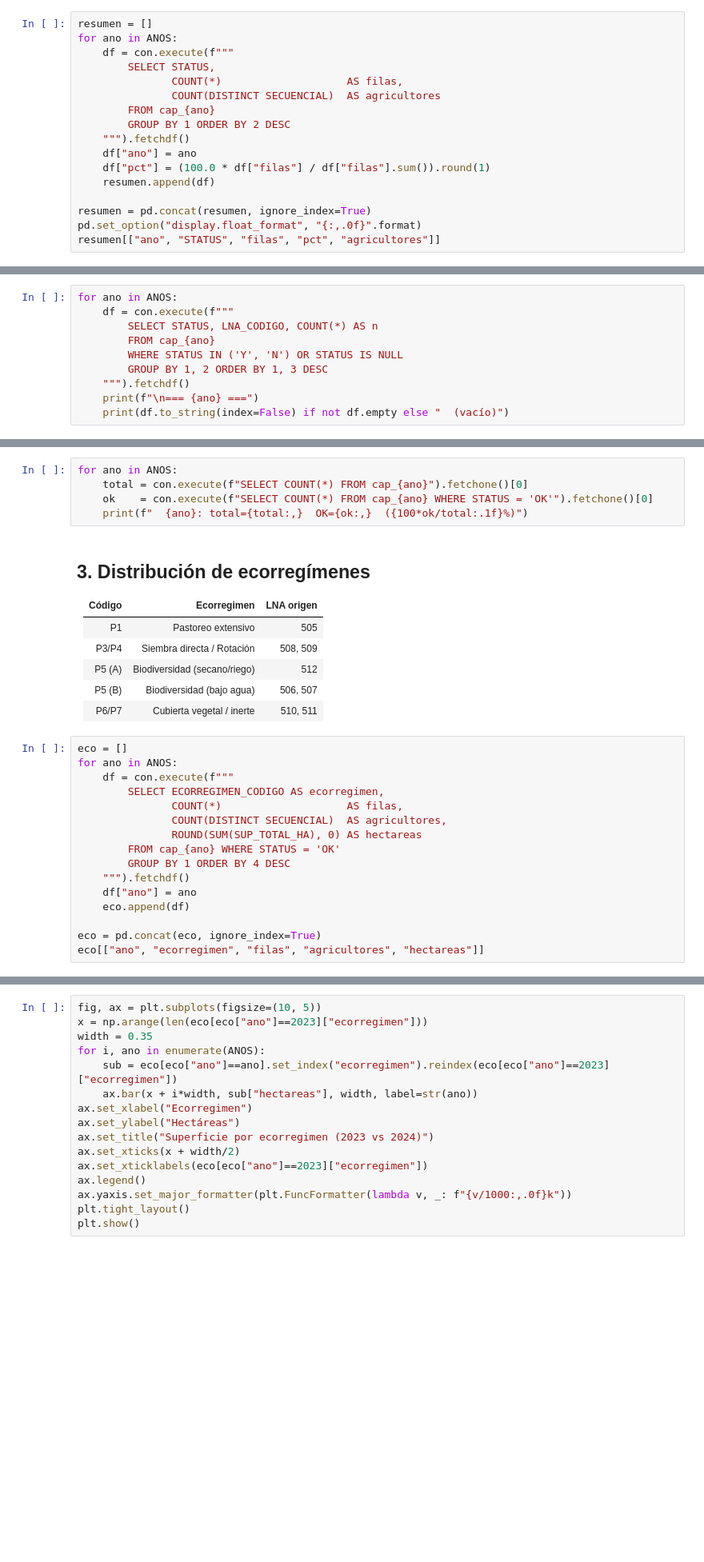
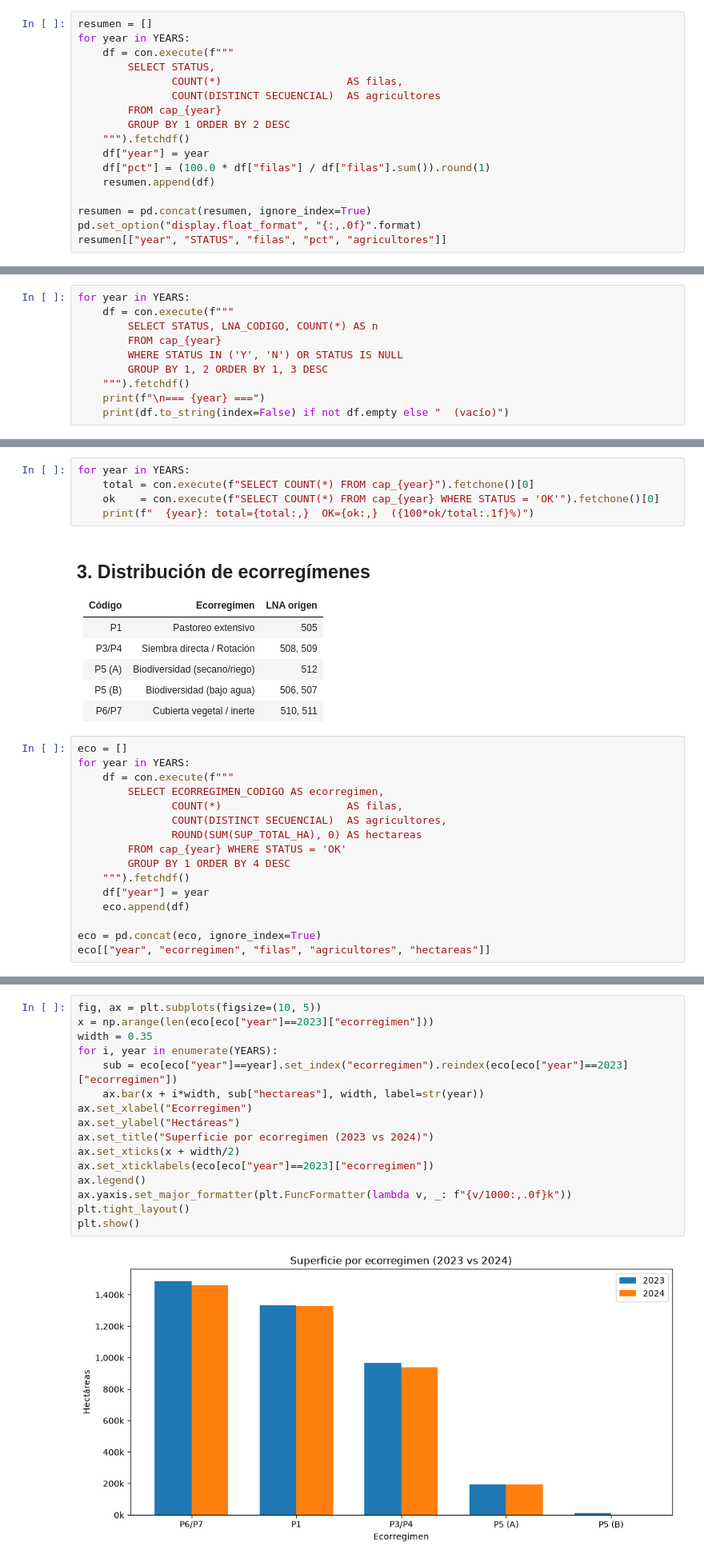
Before and after one commit to MiguelPadillaR/cap_application_processing, a Jupyter notebook: analysis/cap_ecoschemes_analysis.ipynb, the cells around one changed output, grey strips where cells are left out. Shown at 80% size. Drawn from its saved outputs; the diff is of its cells as text; blank space fills up the shorter version.

```diff
--- a/analysis/cap_ecoschemes_analysis.ipynb
+++ b/analysis/cap_ecoschemes_analysis.ipynb
@@ -72,17 +142,17 @@ También hay valores legacy (`Y`, `N`, `NaN`) de corridas previas.
 # %%
 resumen = []
-for ano in ANOS:
+for year in YEARS:
     df = con.execute(f"""
         SELECT STATUS,
                COUNT(*)                    AS filas,
                COUNT(DISTINCT SECUENCIAL)  AS agricultores
-        FROM cap_{ano}
+        FROM cap_{year}
         GROUP BY 1 ORDER BY 2 DESC
     """).fetchdf()
-    df["ano"] = ano
+    df["year"] = year
     df["pct"] = (100.0 * df["filas"] / df["filas"].sum()).round(1)
     resumen.append(df)
 
 resumen = pd.concat(resumen, ignore_index=True)
 pd.set_option("display.float_format", "{:,.0f}".format)
-resumen[["ano", "STATUS", "filas", "pct", "agricultores"]]
+resumen[["year", "STATUS", "filas", "pct", "agricultores"]]
@@ -89,10 +175,10 @@ resumen[["ano", "STATUS", "filas", "pct", "agricultores"]]
 # %%
-for ano in ANOS:
+for year in YEARS:
     df = con.execute(f"""
         SELECT STATUS, LNA_CODIGO, COUNT(*) AS n
-        FROM cap_{ano}
+        FROM cap_{year}
         WHERE STATUS IN ('Y', 'N') OR STATUS IS NULL
         GROUP BY 1, 2 ORDER BY 1, 3 DESC
     """).fetchdf()
-    print(f"\n=== {ano} ===")
+    print(f"\n=== {year} ===")
     print(df.to_string(index=False) if not df.empty else "  (vacío)")
@@ -99,8 +203,8 @@ for ano in ANOS:
 # %%
-for ano in ANOS:
-    total = con.execute(f"SELECT COUNT(*) FROM cap_{ano}").fetchone()[0]
-    ok    = con.execute(f"SELECT COUNT(*) FROM cap_{ano} WHERE STATUS = 'OK'").fetchone()[0]
-    print(f"  {ano}: total={total:,}  OK={ok:,}  ({100*ok/total:.1f}%)")
+for year in YEARS:
+    total = con.execute(f"SELECT COUNT(*) FROM cap_{year}").fetchone()[0]
+    ok    = con.execute(f"SELECT COUNT(*) FROM cap_{year} WHERE STATUS = 'OK'").fetchone()[0]
+    print(f"  {year}: total={total:,}  OK={ok:,}  ({100*ok/total:.1f}%)")
 # %% [markdown]
 ## 3. Distribución de ecorregímenes
 
@@ -113,17 +217,17 @@ for ano in ANOS:
 | P6/P7 | Cubierta vegetal / inerte | 510, 511 |
 # %%
 eco = []
-for ano in ANOS:
+for year in YEARS:
     df = con.execute(f"""
         SELECT ECORREGIMEN_CODIGO AS ecorregimen,
                COUNT(*)                    AS filas,
                COUNT(DISTINCT SECUENCIAL)  AS agricultores,
                ROUND(SUM(SUP_TOTAL_HA), 0) AS hectareas
-        FROM cap_{ano} WHERE STATUS = 'OK'
+        FROM cap_{year} WHERE STATUS = 'OK'
         GROUP BY 1 ORDER BY 4 DESC
     """).fetchdf()
-    df["ano"] = ano
+    df["year"] = year
     eco.append(df)
 
 eco = pd.concat(eco, ignore_index=True)
-eco[["ano", "ecorregimen", "filas", "agricultores", "hectareas"]]
+eco[["year", "ecorregimen", "filas", "agricultores", "hectareas"]]
@@ -130,19 +246,21 @@ eco[["ano", "ecorregimen", "filas", "agricultores", "hectareas"]]
 # %%
 fig, ax = plt.subplots(figsize=(10, 5))
-x = np.arange(len(eco[eco["ano"]==2023]["ecorregimen"]))
+x = np.arange(len(eco[eco["year"]==2023]["ecorregimen"]))
 width = 0.35
-for i, ano in enumerate(ANOS):
-    sub = eco[eco["ano"]==ano].set_index("ecorregimen").reindex(eco[eco["ano"]==2023]["ecorregimen"])
-    ax.bar(x + i*width, sub["hectareas"], width, label=str(ano))
+for i, year in enumerate(YEARS):
+    sub = eco[eco["year"]==year].set_index("ecorregimen").reindex(eco[eco["year"]==2023]["ecorregimen"])
+    ax.bar(x + i*width, sub["hectareas"], width, label=str(year))
 ax.set_xlabel("Ecorregimen")
 ax.set_ylabel("Hectáreas")
 ax.set_title("Superficie por ecorregimen (2023 vs 2024)")
 ax.set_xticks(x + width/2)
-ax.set_xticklabels(eco[eco["ano"]==2023]["ecorregimen"])
+ax.set_xticklabels(eco[eco["year"]==2023]["ecorregimen"])
 ax.legend()
 ax.yaxis.set_major_formatter(plt.FuncFormatter(lambda v, _: f"{v/1000:,.0f}k"))
 plt.tight_layout()
 plt.show()
+# %% [output]
+[figure, added]
 # %%
 lna = con.execute("""
     SELECT LNA_CODIGO, DESC_LNA, ECORREGIMEN_CODIGO,
```
Also changed, not shown: parts of 23 cells of this notebook, 2 other files.
